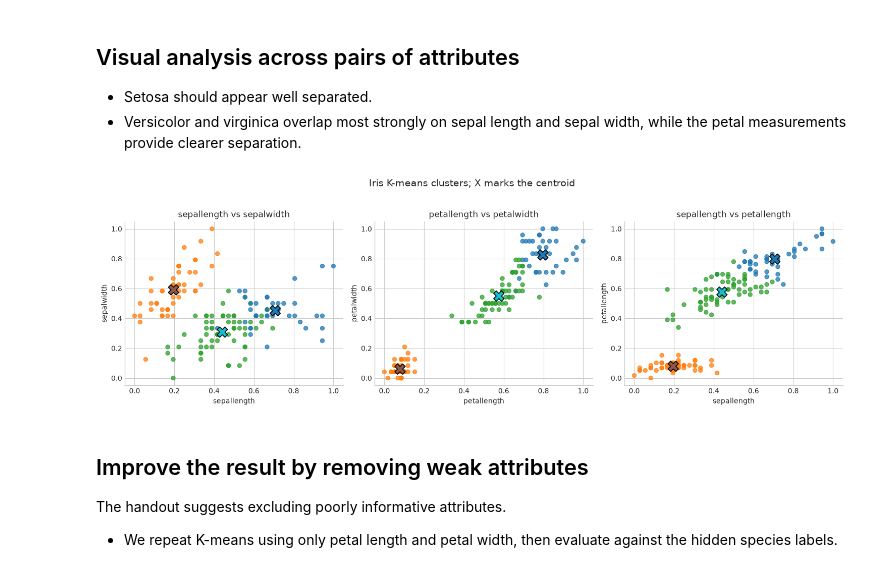
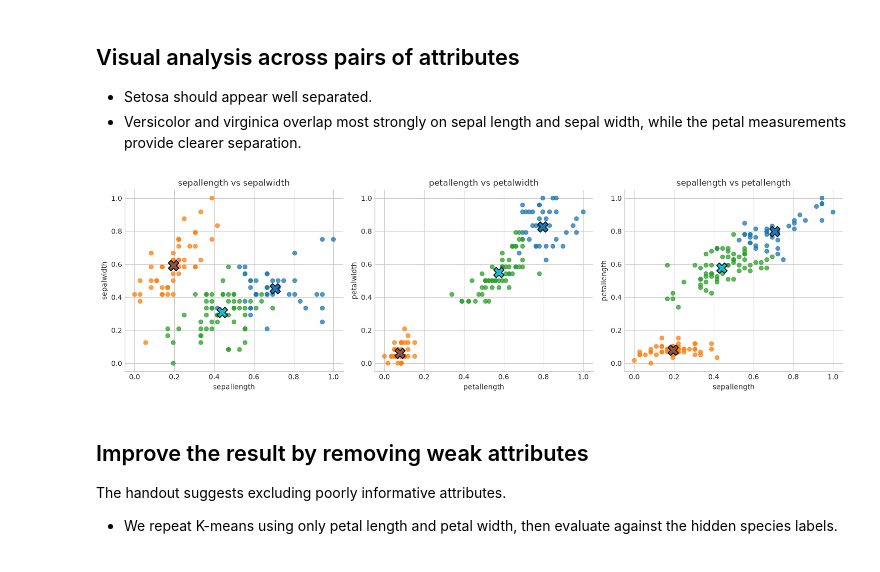
Before and after one commit to w4bo/AA2627-unibo-mldm, a Jupyter notebook: slides/lab-04-clustering.ipynb, the cells around one changed output. Cells and saved outputs as stored; diff of their text form; code cells hidden in the pictures.

```diff
--- a/slides/lab-04-clustering.ipynb
+++ b/slides/lab-04-clustering.ipynb
@@ -249,28 +249,27 @@ Incorrectly matched: 11.3% (17 plants)
 # %%
 #| echo: false
 
 pairs = [
     ("sepallength", "sepalwidth"),
     ("petallength", "petalwidth"),
     ("sepallength", "petallength"),
 ]
 feature_index = {name: i for i, name in enumerate(iris_features)}
 colors = plt.cm.tab10(iris_clusters)
 
 fig, axes = plt.subplots(1, 3, figsize=(15, 4.5))
 for ax, (x_name, y_name) in zip(axes, pairs):
     x_idx, y_idx = feature_index[x_name], feature_index[y_name]
     ax.scatter(X_iris_scaled[:, x_idx], X_iris_scaled[:, y_idx], c=colors, s=34, alpha=.75)
     ax.scatter(
         iris_kmeans.cluster_centers_[:, x_idx], iris_kmeans.cluster_centers_[:, y_idx],
         marker="X", s=220, c=range(3), cmap="tab10", edgecolor="black", linewidth=1.2,
     )
     ax.set(xlabel=x_name, ylabel=y_name, title=f"{x_name} vs {y_name}")
-fig.suptitle("Iris K-means clusters; X marks the centroid", y=1.03, fontsize=14)
 plt.tight_layout()
 plt.show()
 # %% [output]
-[figure, old version]
+[figure, new version]
 # %% [markdown]
 ## Improve the result by removing weak attributes
 
```
Also changed, not shown: parts of 11 cells of this notebook, 2 other files.
